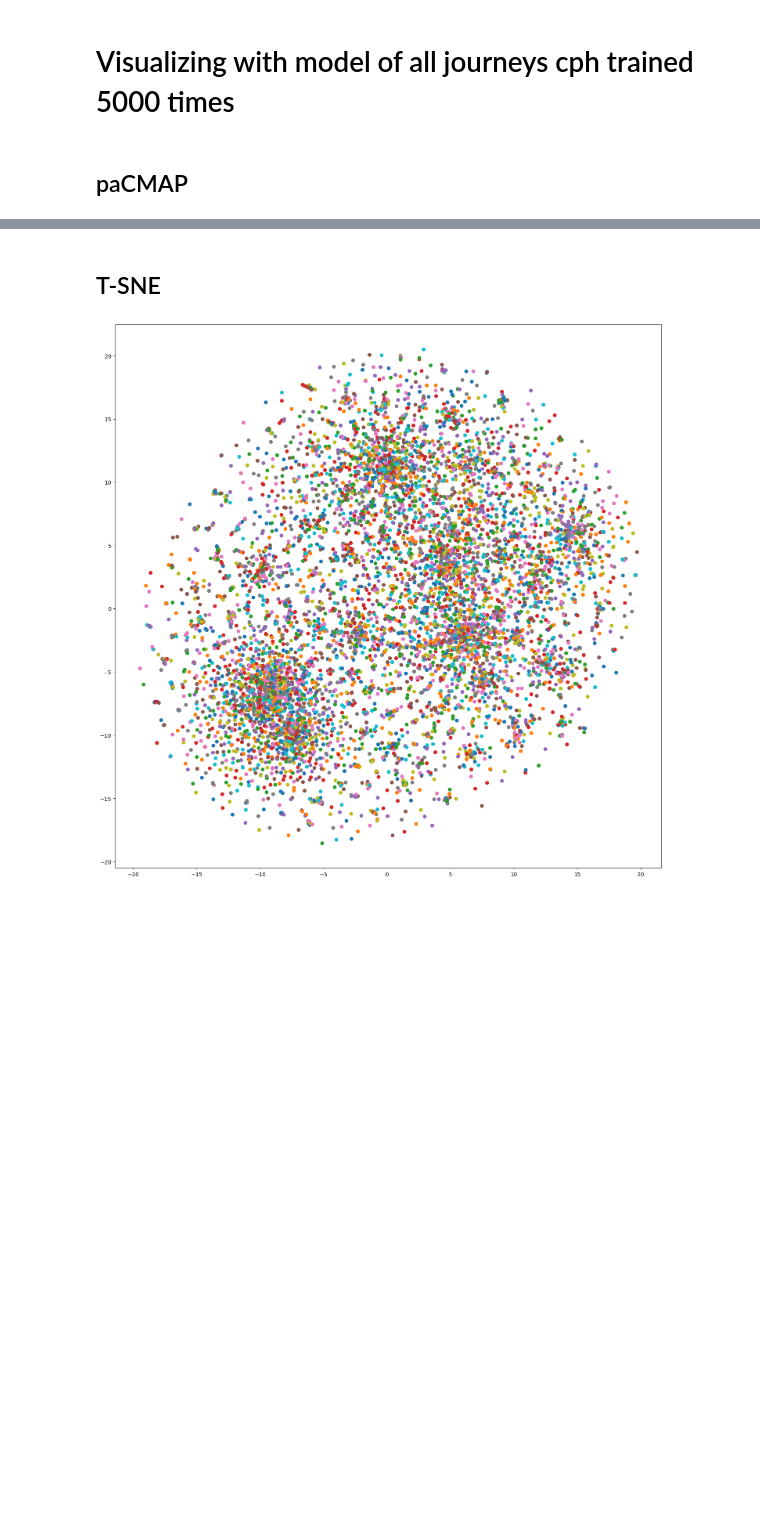
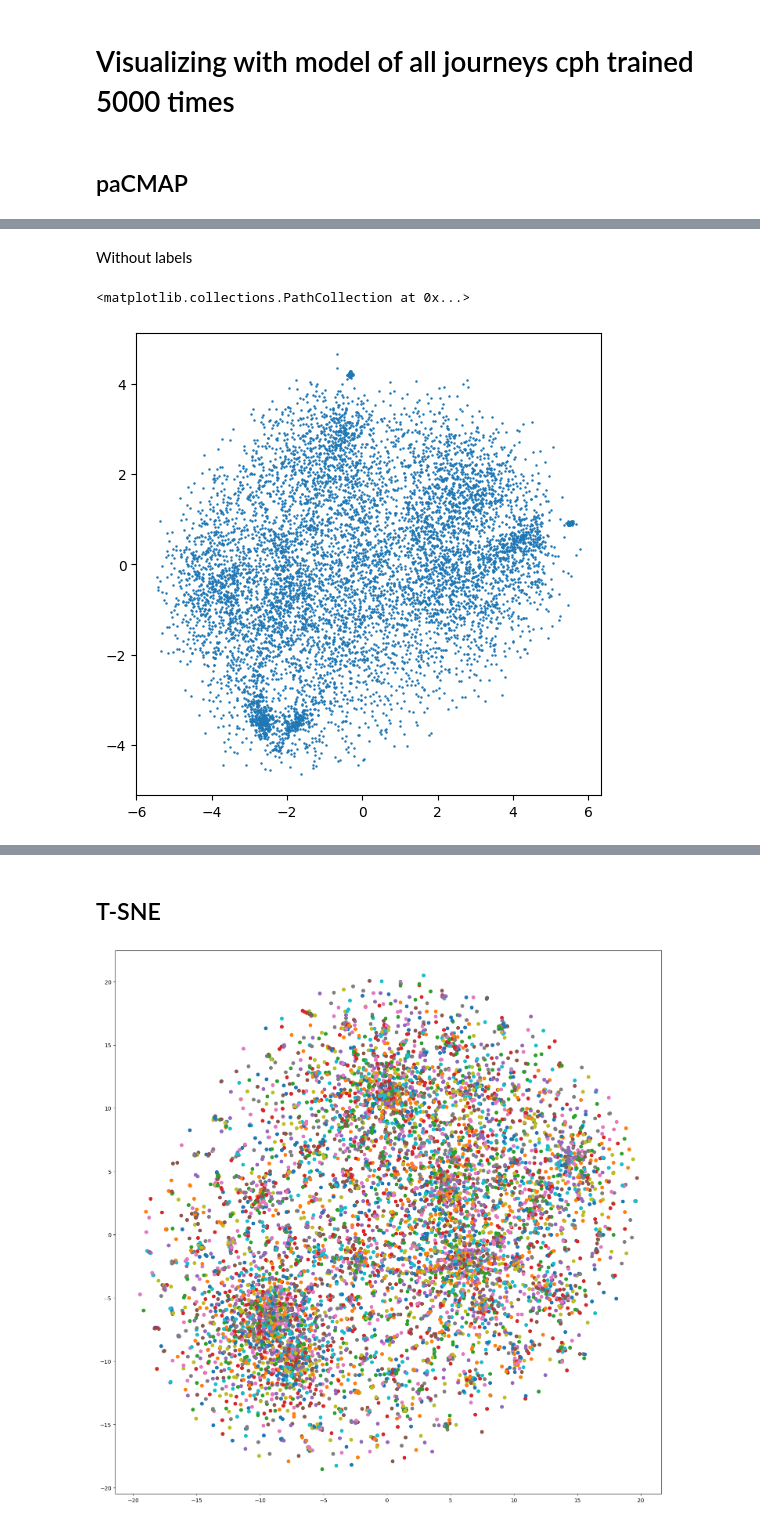
Before and after one commit to monicahardt/BachelorProject, a Jupyter notebook: Notebooks/Embedding_space.ipynb, the cells around one changed output, grey strips where cells are left out. Saved outputs shown, nothing was run; the diff lists cells and outputs as text; code cells hidden in the pictures; blank space fills up the shorter version.

```diff
--- a/Notebooks/Embedding_space.ipynb
+++ b/Notebooks/Embedding_space.ipynb
@@ -426,0 +447,19 @@ plt.show()
+# %% [markdown]
+Without labels
+# %%
+# Convert Word2Vec vectors to numpy array
+X = model_all.wv.vectors
+
+# initializing the pacmap instance
+# Setting n_neighbors to "None" leads to a default choice shown below in "parameter" section
+embedding = pacmap.PaCMAP(n_components=2, n_neighbors=10, MN_ratio=0.5, FP_ratio=2.0, num_iters=450)
+
+# fit the data (The index of transformed data corresponds to the index of the original data)
+X_transformed = embedding.fit_transform(X, init="pca")
+
+# visualize the embedding
+fig, ax = plt.subplots(1, 1, figsize=(6, 6))
+ax.scatter(X_transformed[:, 0], X_transformed[:, 1], s=0.6)
+# %% [output]
+<matplotlib.collections.PathCollection at 0x...>
+[figure, added]
```
Also changed, not shown: parts of 15 cells of this notebook.
